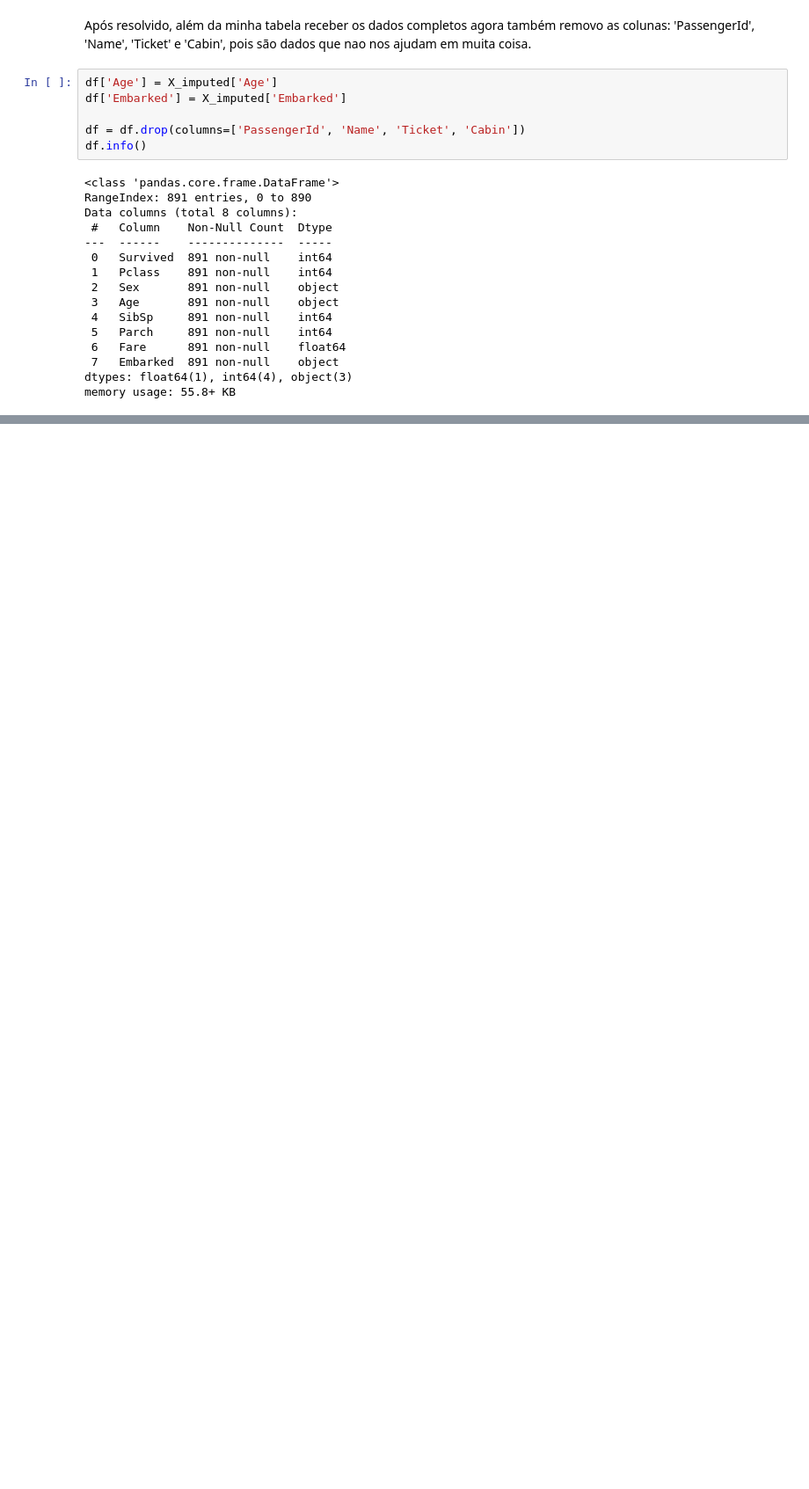
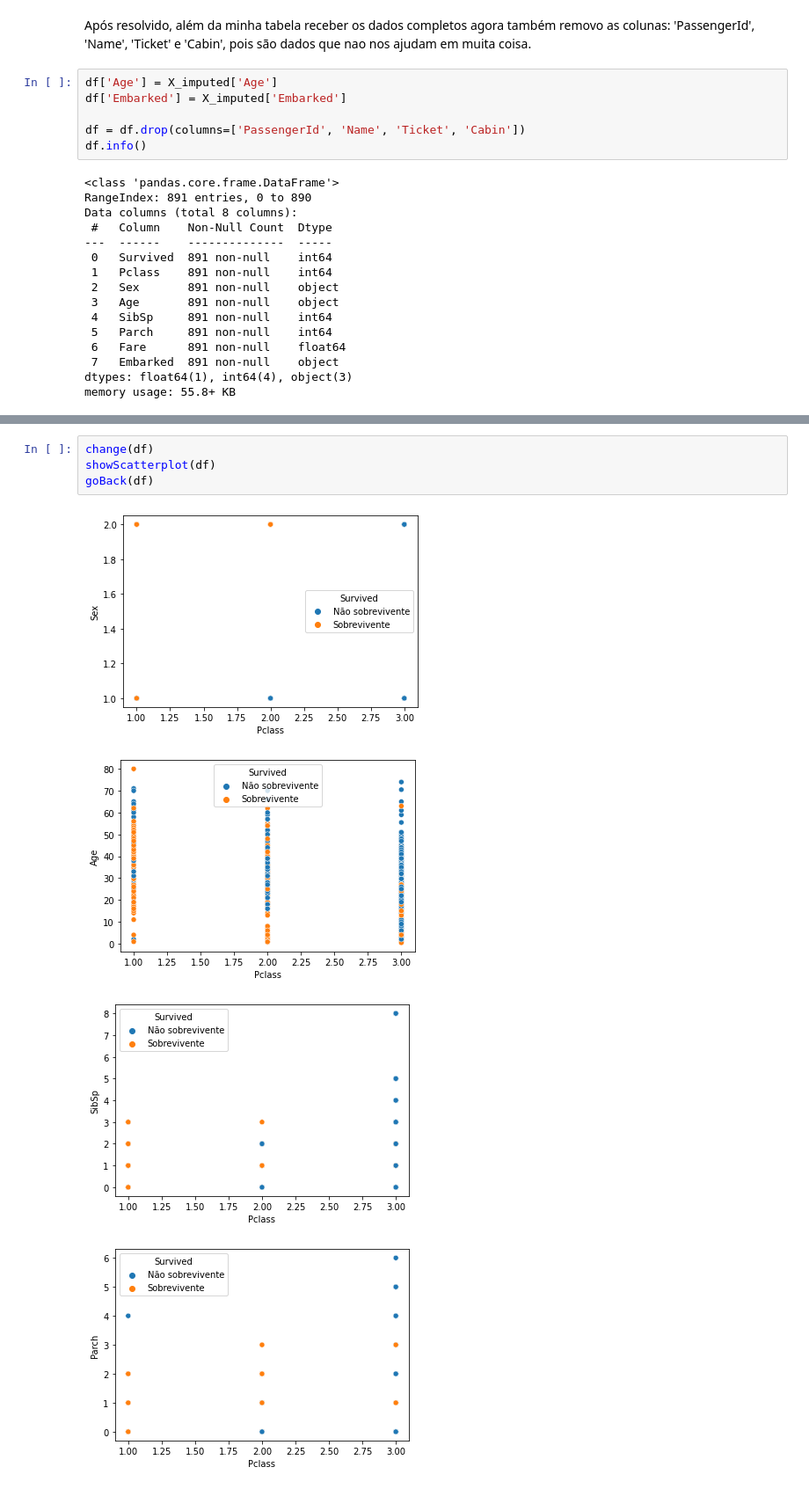
Before and after one commit to als-v/MachineLearning, a Jupyter notebook: Trabalho/trabalho.ipynb, the cells around one changed output, grey strips where cells are left out. Shown at 88% size. Cells and saved outputs as stored; diff of their text form; blank space fills up the shorter version.

```diff
--- a/Trabalho/trabalho.ipynb
+++ b/Trabalho/trabalho.ipynb
@@ -106,0 +235,9 @@ memory usage: 55.8+ KB
+# %%
+change(df)
+showScatterplot(df)
+goBack(df)
+# %% [output]
+[figure, added]
+[figure, added]
+[figure, added]
+[figure, added]
```
Also changed, not shown: parts of 22 cells of this notebook.
